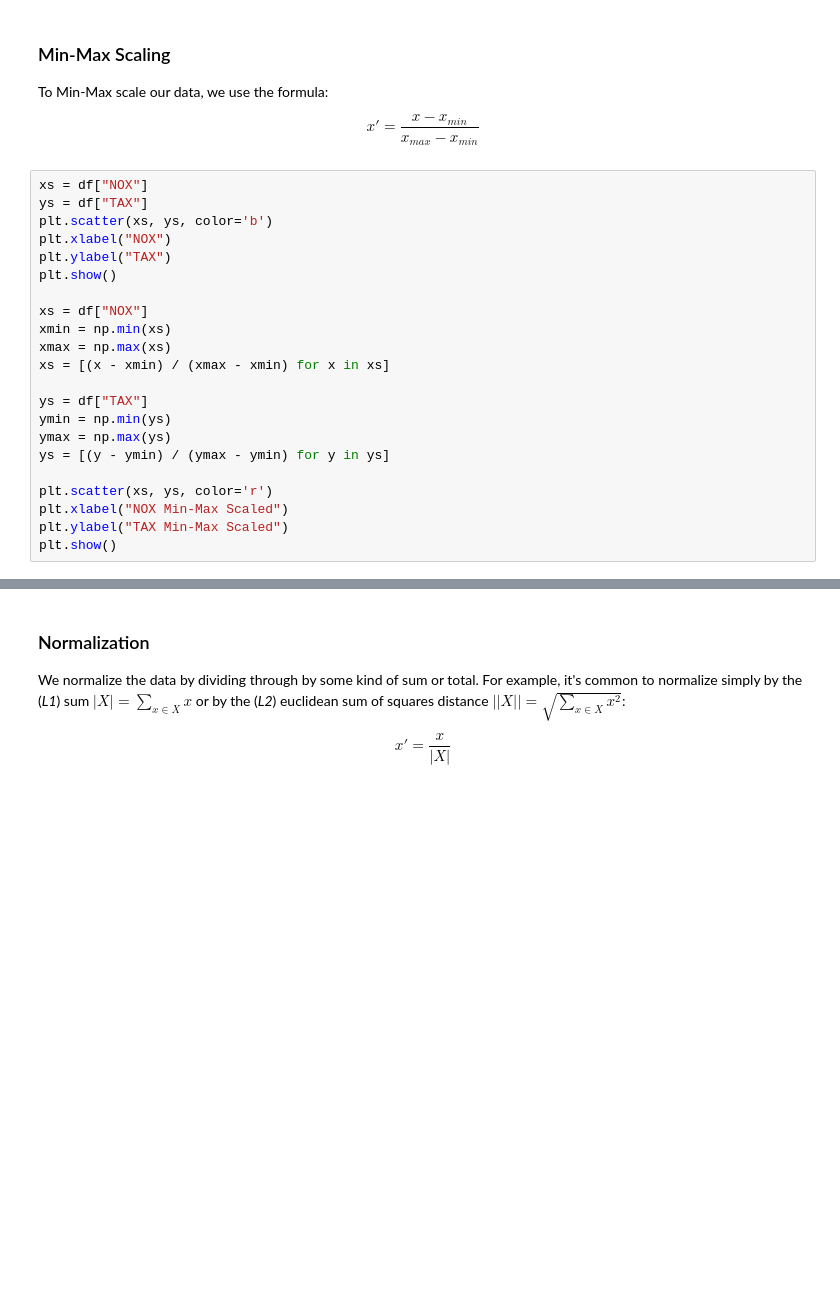
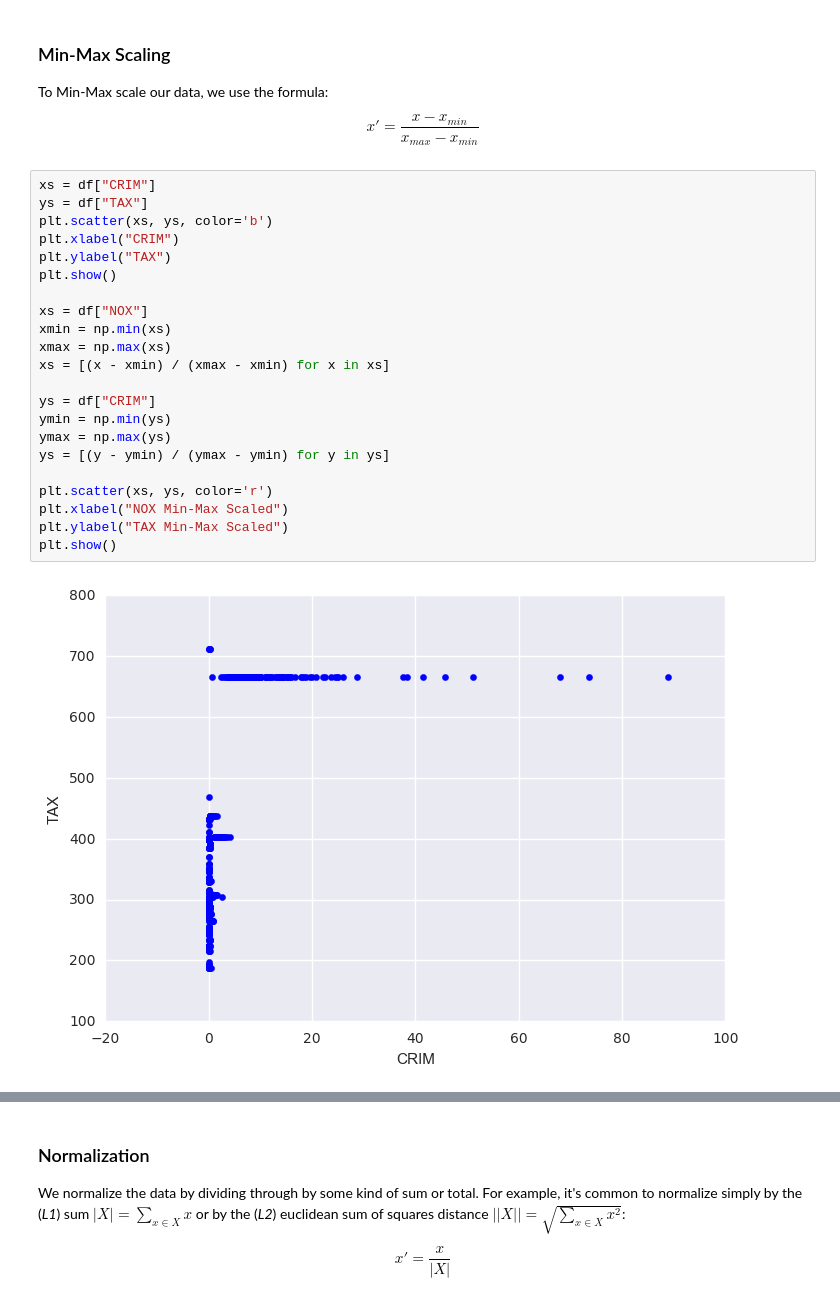
Before and after one commit to craigdewar/craigdewar-dsi, a Jupyter notebook: week-03/3.1-lesson/code/starter-code/Feature-Scaling-Starter.ipynb, the cells around one changed output, grey strips where cells are left out. Drawn from its saved outputs; the diff is of its cells as text; blank space fills up the shorter version.

```diff
--- a/week-03/3.1-lesson/code/starter-code/Feature-Scaling-Starter.ipynb
+++ b/week-03/3.1-lesson/code/starter-code/Feature-Scaling-Starter.ipynb
@@ -80,24 +109,26 @@ To Min-Max scale our data, we use the formula:
 
 $$x' = \frac{x - x_{min}}{x_{max} - x_{min}}$$
 # %%
-xs = df["NOX"]
+xs = df["CRIM"]
 ys = df["TAX"]
 plt.scatter(xs, ys, color='b')
-plt.xlabel("NOX")
+plt.xlabel("CRIM")
 plt.ylabel("TAX")
 plt.show()
 
 xs = df["NOX"]
 xmin = np.min(xs)
 xmax = np.max(xs)
 xs = [(x - xmin) / (xmax - xmin) for x in xs]
 
-ys = df["TAX"]
+ys = df["CRIM"]
 ymin = np.min(ys)
 ymax = np.max(ys)
 ys = [(y - ymin) / (ymax - ymin) for y in ys]
 
 plt.scatter(xs, ys, color='r')
 plt.xlabel("NOX Min-Max Scaled")
 plt.ylabel("TAX Min-Max Scaled")
 plt.show()
+# %% [output]
+[figure, added]
```
Also changed, not shown: parts of 8 cells of this notebook, 3 other files.
